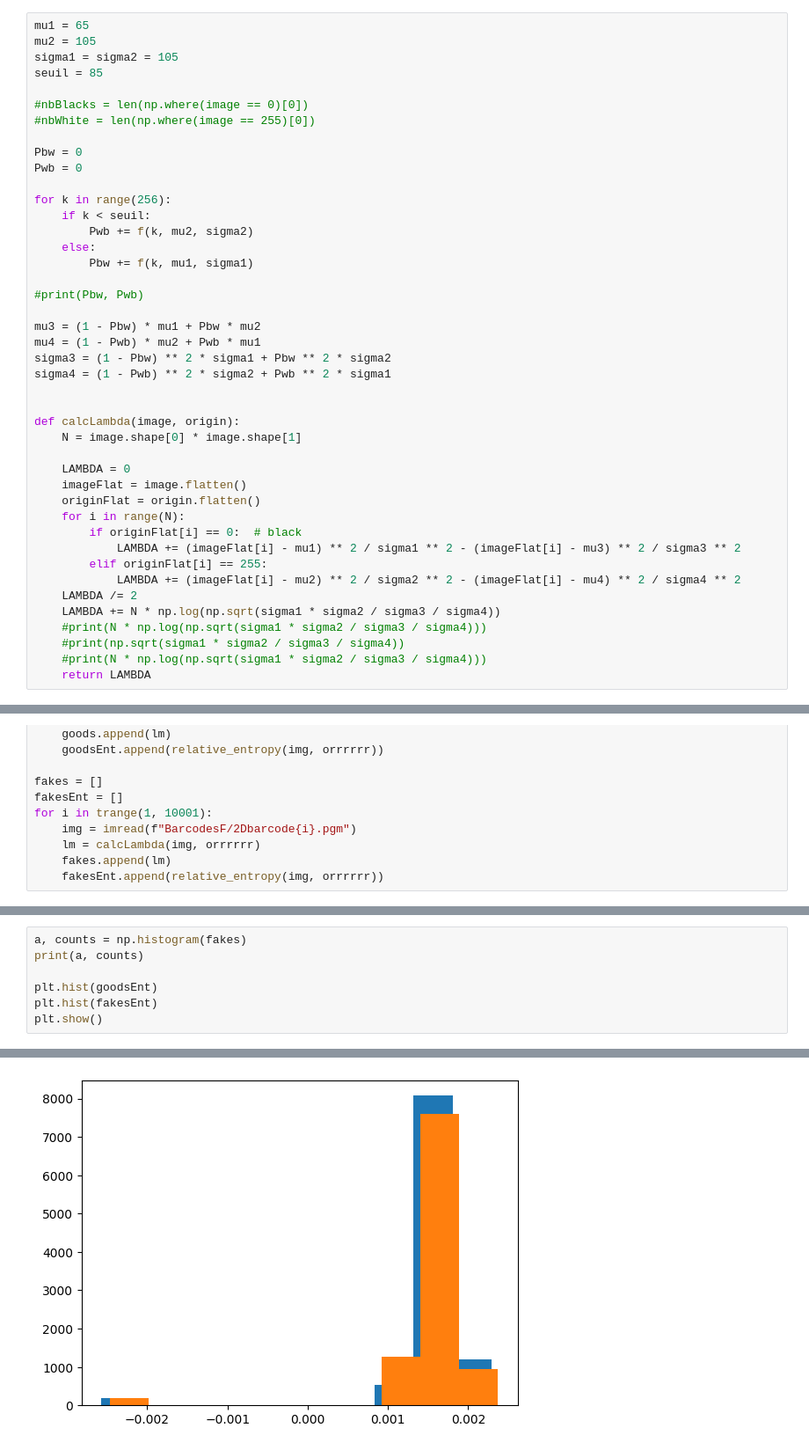
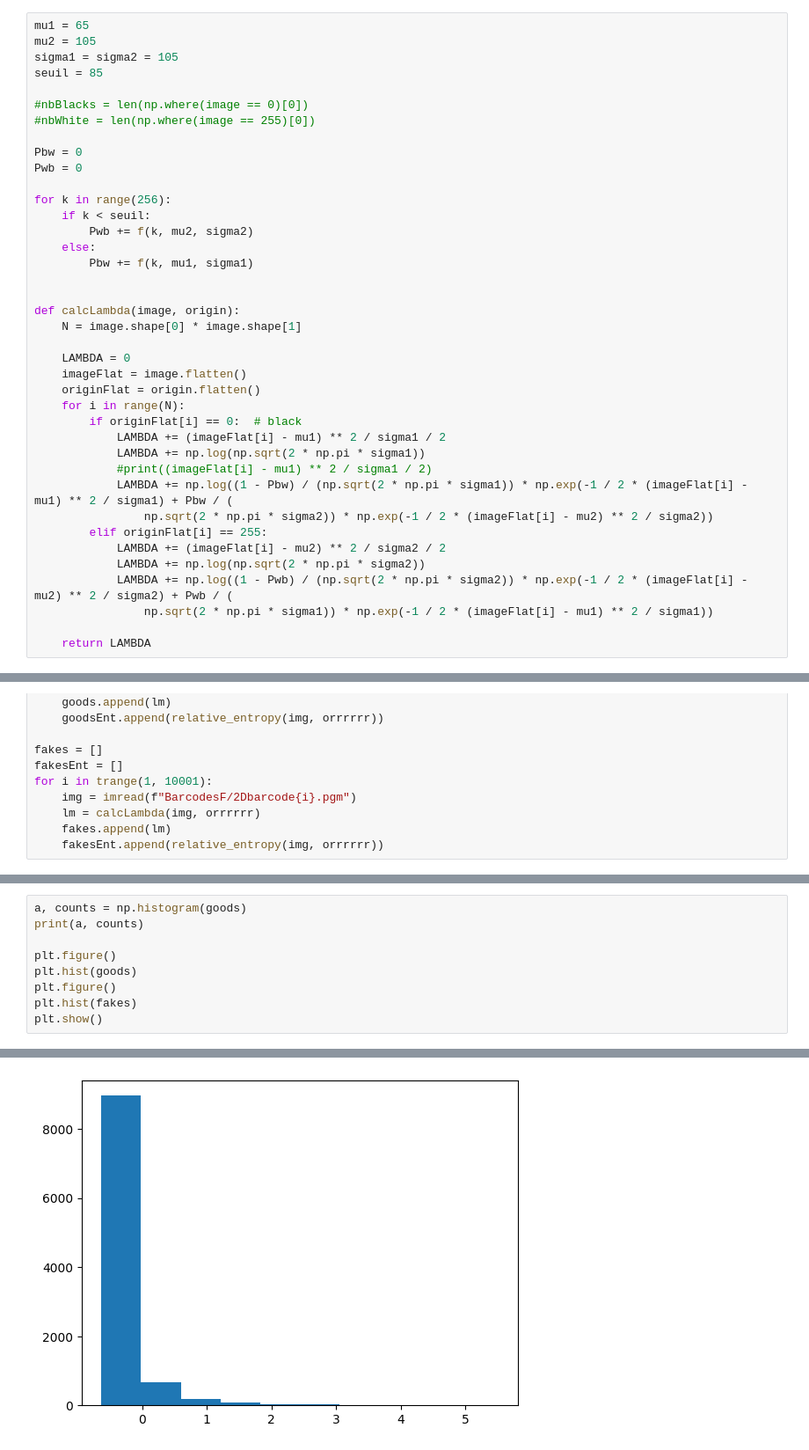
Before and after one commit to 21repierre/projet_safe, a Jupyter notebook: main.ipynb, the cells around one changed output, grey strips where cells are left out. Shown at 88% size. Drawn from its saved outputs; the diff is of its cells as text.

```diff
--- a/main.ipynb
+++ b/main.ipynb
@@ -133,13 +135,6 @@ for k in range(256):
     else:
         Pbw += f(k, mu1, sigma1)
 
-#print(Pbw, Pwb)
-
-mu3 = (1 - Pbw) * mu1 + Pbw * mu2
-mu4 = (1 - Pwb) * mu2 + Pwb * mu1
-sigma3 = (1 - Pbw) ** 2 * sigma1 + Pbw ** 2 * sigma2
-sigma4 = (1 - Pwb) ** 2 * sigma2 + Pwb ** 2 * sigma1
-
 
 def calcLambda(image, origin):
     N = image.shape[0] * image.shape[1]
@@ -149,14 +144,17 @@ def calcLambda(image, origin):
     originFlat = origin.flatten()
     for i in range(N):
         if originFlat[i] == 0:  # black
-            LAMBDA += (imageFlat[i] - mu1) ** 2 / sigma1 ** 2 - (imageFlat[i] - mu3) ** 2 / sigma3 ** 2
+            LAMBDA += (imageFlat[i] - mu1) ** 2 / sigma1 / 2
+            LAMBDA += np.log(np.sqrt(2 * np.pi * sigma1))
+            #print((imageFlat[i] - mu1) ** 2 / sigma1 / 2)
+            LAMBDA += np.log((1 - Pbw) / (np.sqrt(2 * np.pi * sigma1)) * np.exp(-1 / 2 * (imageFlat[i] - mu1) ** 2 / sigma1) + Pbw / (
+                np.sqrt(2 * np.pi * sigma2)) * np.exp(-1 / 2 * (imageFlat[i] - mu2) ** 2 / sigma2))
         elif originFlat[i] == 255:
-            LAMBDA += (imageFlat[i] - mu2) ** 2 / sigma2 ** 2 - (imageFlat[i] - mu4) ** 2 / sigma4 ** 2
-    LAMBDA /= 2
-    LAMBDA += N * np.log(np.sqrt(sigma1 * sigma2 / sigma3 / sigma4))
-    #print(N * np.log(np.sqrt(sigma1 * sigma2 / sigma3 / sigma4)))
-    #print(np.sqrt(sigma1 * sigma2 / sigma3 / sigma4))
-    #print(N * np.log(np.sqrt(sigma1 * sigma2 / sigma3 / sigma4)))
+            LAMBDA += (imageFlat[i] - mu2) ** 2 / sigma2 / 2
+            LAMBDA += np.log(np.sqrt(2 * np.pi * sigma2))
+            LAMBDA += np.log((1 - Pwb) / (np.sqrt(2 * np.pi * sigma2)) * np.exp(-1 / 2 * (imageFlat[i] - mu2) ** 2 / sigma2) + Pwb / (
+                np.sqrt(2 * np.pi * sigma1)) * np.exp(-1 / 2 * (imageFlat[i] - mu1) ** 2 / sigma1))
+
     return LAMBDA
 # %%
 t1 = calcLambda(barcodeAOri, barcodeAOri)
@@ -217,8 +204,10 @@ print(fakesEnt[:10])
 # %%
-a, counts = np.histogram(fakes)
+a, counts = np.histogram(goods)
 print(a, counts)
 
-plt.hist(goodsEnt)
-plt.hist(fakesEnt)
+plt.figure()
+plt.hist(goods)
+plt.figure()
+plt.hist(fakes)
 plt.show()
 # %% [output]
@@ -227 +216 @@ plt.show()
-[figure, old version]
+[figure, new version]
```
Also changed, not shown: parts of 18 cells of this notebook.
